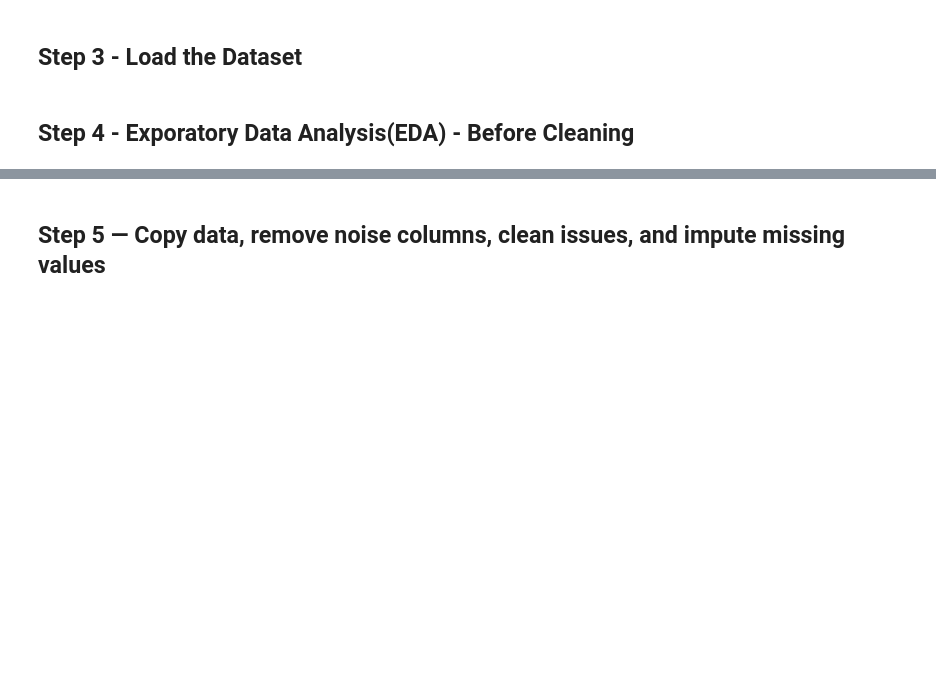
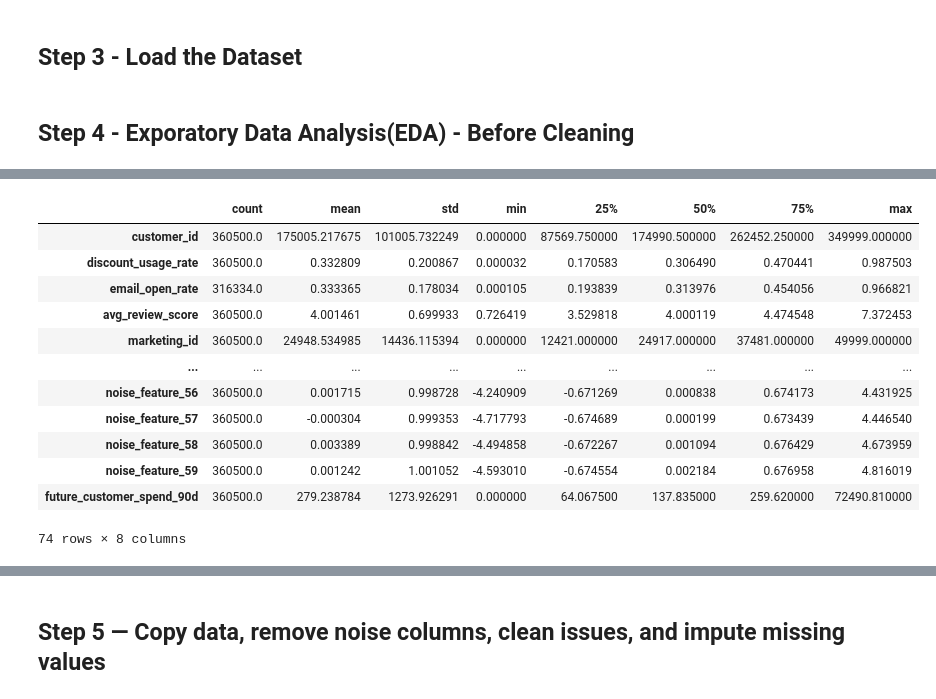
Before and after one commit to Fali40/CDS4003_Project, a Jupyter notebook: Code.ipynb, the cells around one changed output, grey strips where cells are left out. Cells and saved outputs as stored; diff of their text form; code cells hidden in the pictures; blank space fills up the shorter version.

```diff
--- a/Code.ipynb
+++ b/Code.ipynb
@@ -55,10 +55,37 @@ df = pd.read_csv("global_ecommerce_extreme_regression_dataset.csv")
 # %% [markdown]
 ## Step 4 - Exporatory Data Analysis(EDA) - Before Cleaning
 # %%
-df.head()
-df.tail()
-df.info()
-df.describe()
-df.isnull().sum()
-print("Duplicates:", df.duplicated().sum())
+print("="*50)
+print("ORIGINAL DATASET OVERVIEW")
+print("="*50)
+print(f"Initial Rows: {df.shape[0]:,}")
+print(f"Initial Columns: {df.shape[1]}")
+print(f"Duplicate Rows: {df.duplicated().sum():,}")
+
+print("\n" + "="*50)
+print("MISSING VALUES (Top 5 Columns)")
+print("="*50)
+print(df.isnull().sum().sort_values(ascending=False).head(5))
+
+print("\n" + "="*50)
+print("TARGET VARIABLE STATISTICS (future_customer_spend_90d)")
+print("="*50)
+# We use the exact cleaning logic from your Step 4 to get accurate stats
+target_col = 'future_customer_spend_90d'
+s = pd.to_numeric(
+    df[target_col].astype(str).str.replace(r'[^0-9.-]', '', regex=True),
+    errors='coerce'
+).dropna()
+
+print(f"Minimum Spend: ${s.min():,.2f}")
+print(f"Median Spend:  ${s.median():,.2f}")
+print(f"95th Percentile: ${s.quantile(0.95):,.2f}")
+print(f"Maximum Spend: ${s.max():,.2f}")
+
+print("\n" + "="*50)
+print("DESCRIPTIVE STATISTICS TABLE (df.describe)")
+print("="*50)
+# This generates the table you should screenshot for your report
+# (Using .T to transpose it so it's easier to read in a wide format)
+display(df.describe().T)
 # %% [output]
@@ -82,3 +109,16 @@ Duplicates: 10499
+|  | count | mean | std | min | 25% | 50% | 75% | max |
+| customer_id | 360500.0 | 175005.217675 | 101005.732249 | 0.000000 | 87569.750000 | 174990.500000 | 262452.250000 | 349999.000000 |
+| discount_usage_rate | 360500.0 | 0.332809 | 0.200867 | 0.000032 | 0.170583 | 0.306490 | 0.470441 | 0.987503 |
+| email_open_rate | 316334.0 | 0.333365 | 0.178034 | 0.000105 | 0.193839 | 0.313976 | 0.454056 | 0.966821 |
+| avg_review_score | 360500.0 | 4.001461 | 0.699933 | 0.726419 | 3.529818 | 4.000119 | 4.474548 | 7.372453 |
+| marketing_id | 360500.0 | 24948.534985 | 14436.115394 | 0.000000 | 12421.000000 | 24917.000000 | 37481.000000 | 49999.000000 |
+| ... | ... | ... | ... | ... | ... | ... | ... | ... |
+| noise_feature_56 | 360500.0 | 0.001715 | 0.998728 | -4.240909 | -0.671269 | 0.000838 | 0.674173 | 4.431925 |
+| noise_feature_57 | 360500.0 | -0.000304 | 0.999353 | -4.717793 | -0.674689 | 0.000199 | 0.673439 | 4.446540 |
+| noise_feature_58 | 360500.0 | 0.003389 | 0.998842 | -4.494858 | -0.672267 | 0.001094 | 0.676429 | 4.673959 |
+| noise_feature_59 | 360500.0 | 0.001242 | 1.001052 | -4.593010 | -0.674554 | 0.002184 | 0.676958 | 4.816019 |
+| future_customer_spend_90d | 360500.0 | 279.238784 | 1273.926291 | 0.000000 | 64.067500 | 137.835000 | 259.620000 | 72490.810000 |
+74 rows × 8 columns
 # %%
 target_col = 'future_customer_spend_90d'
 s = pd.to_numeric(
```
Also changed, not shown: parts of 11 cells of this notebook, 1 other file.
